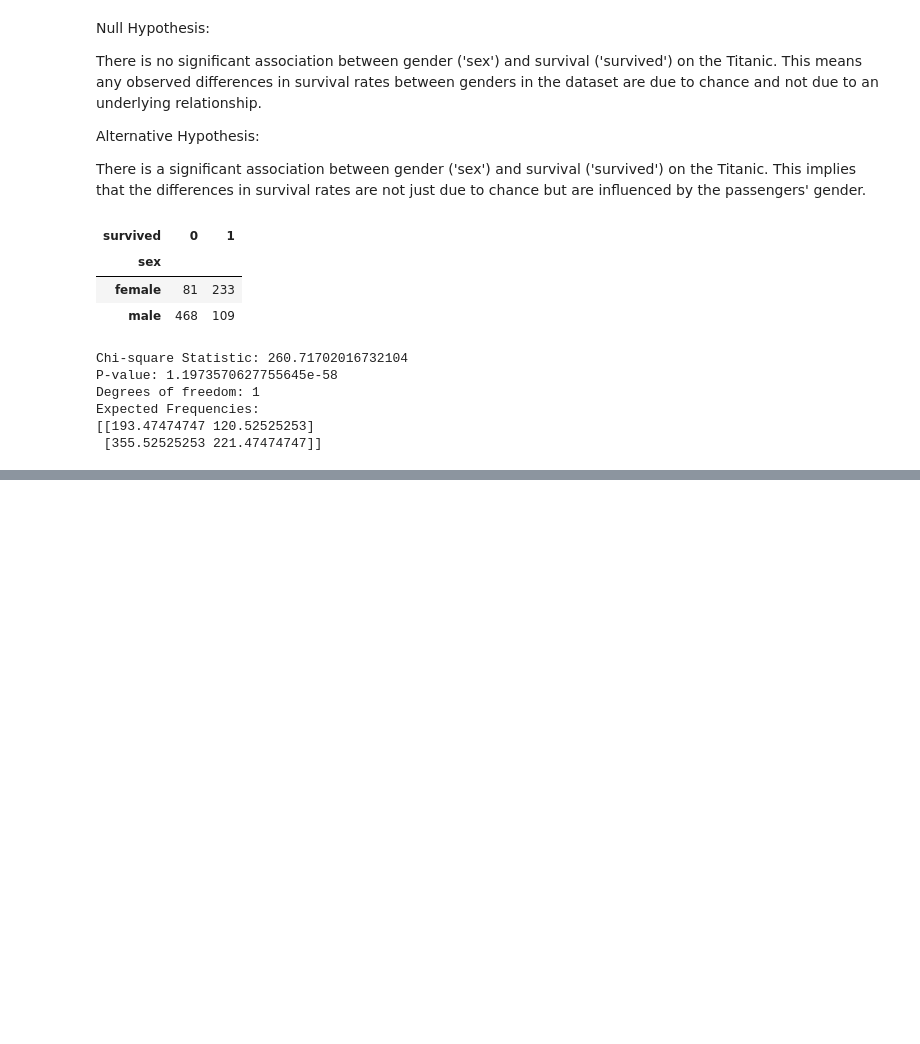
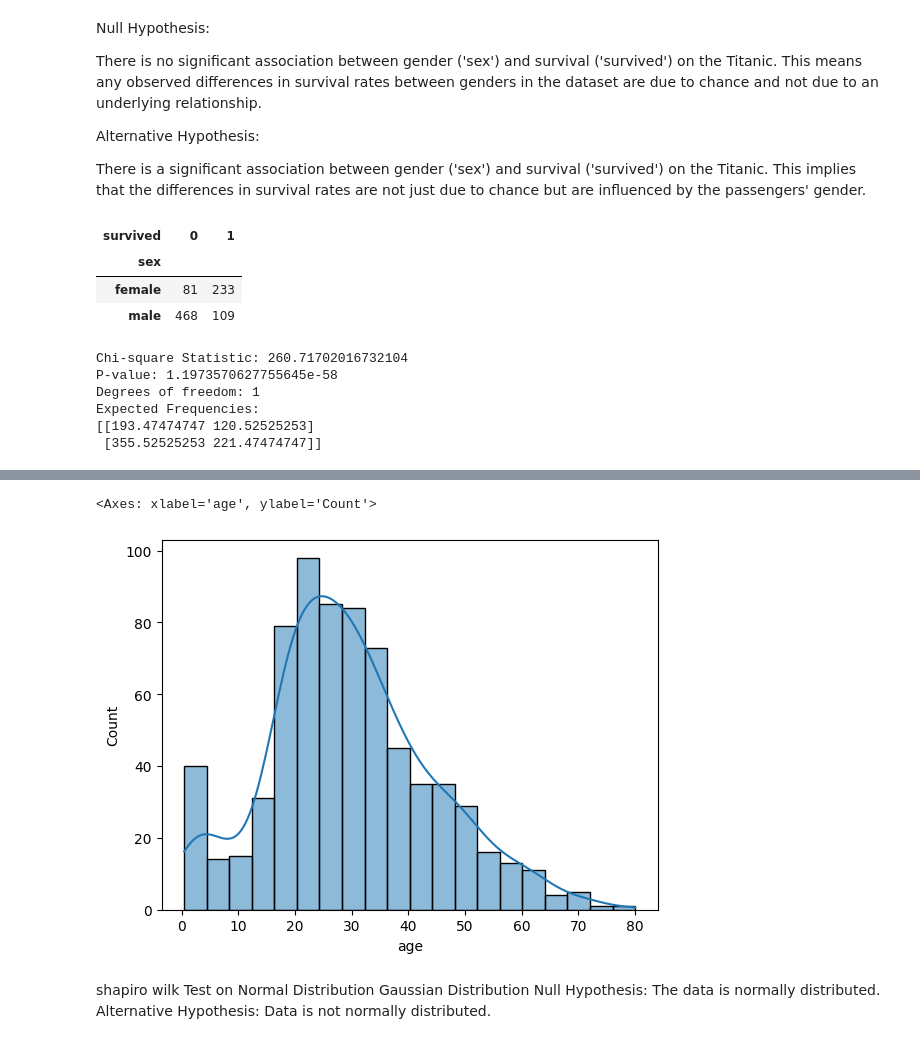
Before and after one commit to Saifullah785/statistics-for-data-science-journey, a Jupyter notebook: Lecture_03_Statistical_Tests/Lecture_03_Statistical_Tests.ipynb, the cells around one changed output, grey strips where cells are left out. Drawn from its saved outputs; the diff is of its cells as text; code cells hidden in the pictures; blank space fills up the shorter version.

Commit message:
Created using Colab while practicing the code in the Lecture_03_Statistical_Tests

```diff
--- a/Lecture_03_Statistical_Tests/Lecture_03_Statistical_Tests.ipynb
+++ b/Lecture_03_Statistical_Tests/Lecture_03_Statistical_Tests.ipynb
@@ -53,0 +65,10 @@ Expected Frequencies:
+# %%
+# graphical Method
+sns.histplot(data=df, x='age', kde=True)
+# %% [output]
+<Axes: xlabel='age', ylabel='Count'>
+[figure, added]
+# %% [markdown]
+shapiro wilk Test on Normal Distribution Gaussian Distribution
+Null Hypothesis: The data is normally distributed.
+Alternative Hypothesis: Data is not normally distributed.
```
Also changed, not shown: parts of 3 cells of this notebook.
